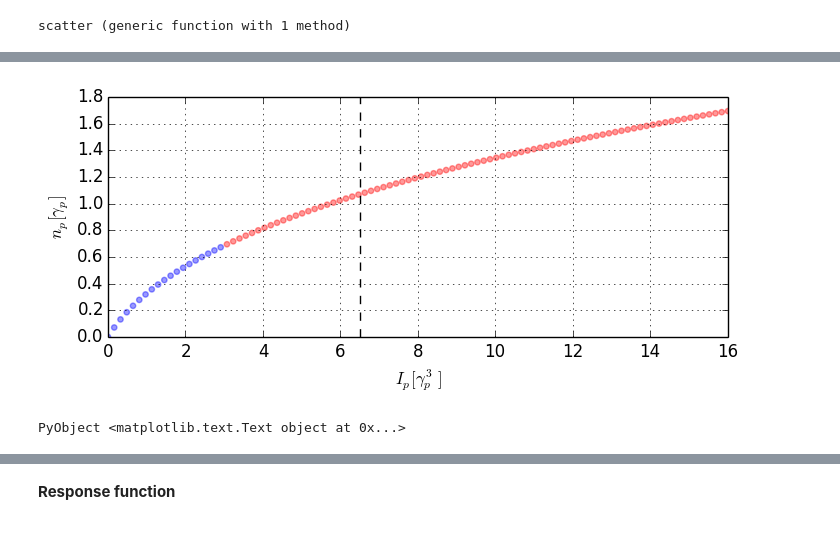
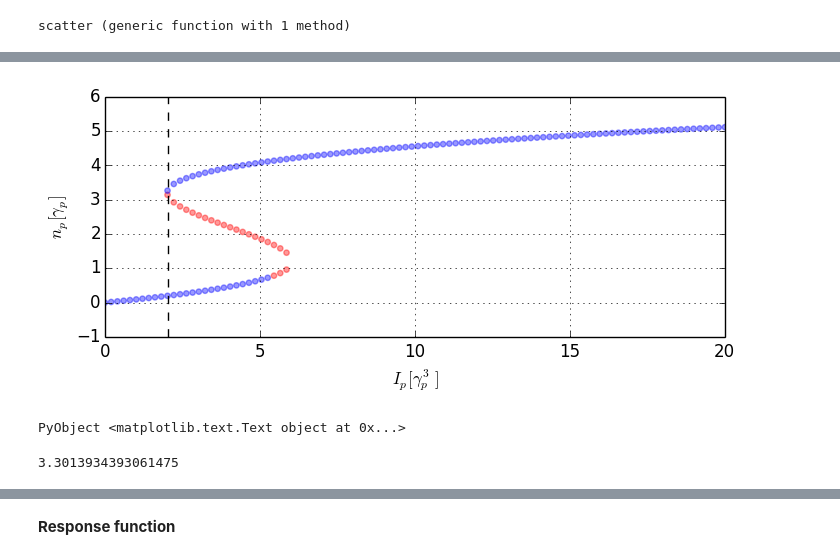
Before and after one commit to berceanu/notebooks, a Jupyter notebook: julia/1pump-responsef.ipynb, the cells around one changed output, grey strips where cells are left out. Saved outputs shown, nothing was run; the diff lists cells and outputs as text; code cells hidden in the pictures.

```diff
--- a/julia/1pump-responsef.ipynb
+++ b/julia/1pump-responsef.ipynb
@@ -67,20 +76,27 @@ ipchosen = 6.5;
+# %%
+#ipchosen = 6.5;
+ipchosen = 0.25*ρp/abs2(xp)^2;
 # %%
 fig, ax = plt.subplots(figsize=(8, 3))
-ipmax=16
+ipmax=20
 for ip in linspace(0, ipmax, 100)
     ips, nps, colors = mfroots(kpy, kpx; ωp=ωpγ, ip=ip)
     for idx = 1:length(ips)
         ax[:scatter](ips[idx], nps[idx], s=15, alpha=0.4, color=colors[idx])
     end
 end
 ax[:axvline](x=ipchosen, color="black", ls="dashed")
 ax[:grid]()
-ax[:set_ylim](0, 1.8)
+#ax[:set_ylim](0, 1.8)
 ax[:set_xlim](0, ipmax)
 ax[:set_xlabel](L"$I_p [\gamma_p^3]$")
 ax[:set_ylabel](L"$n_p [\gamma_p]$")
 # %% [output]
-[figure, old version]
+[figure, new version]
 PyObject <matplotlib.text.Text object at 0x...>
+# %%
+ρp
+# %% [output]
+3.3013934393061475
 # %%
 # calculate wf in mom space
```
Also changed, not shown: parts of 39 cells of this notebook, 3 other files.
